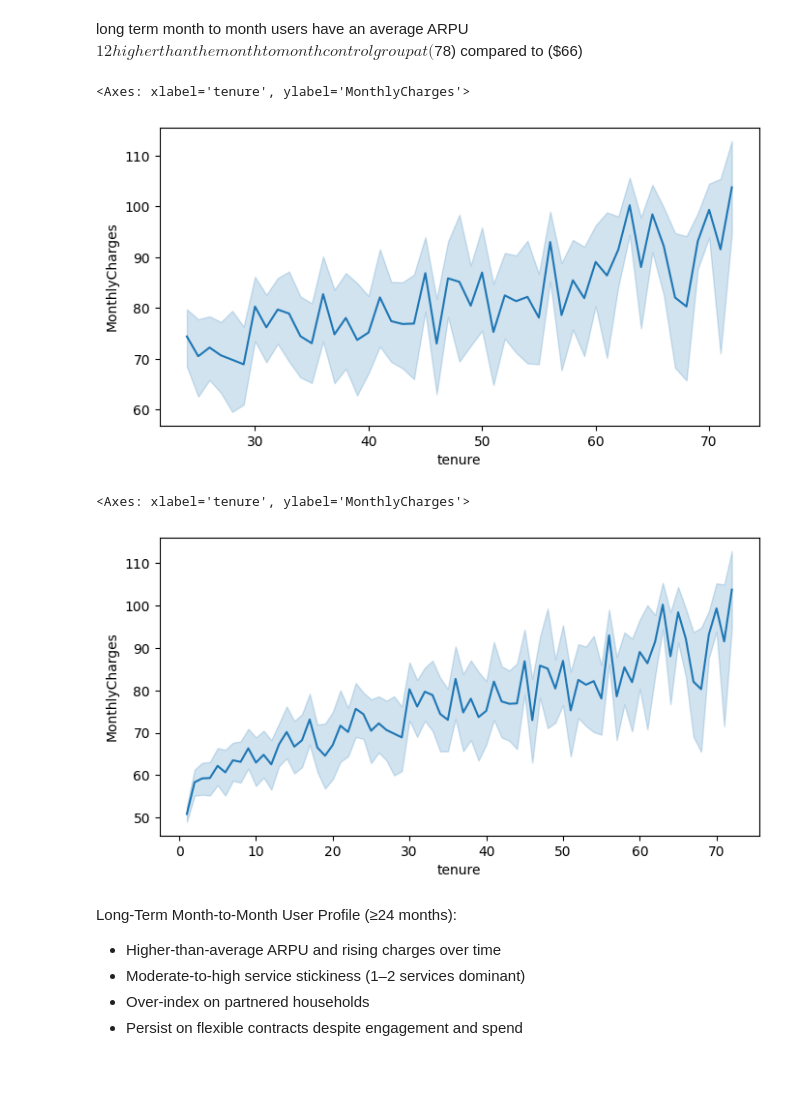
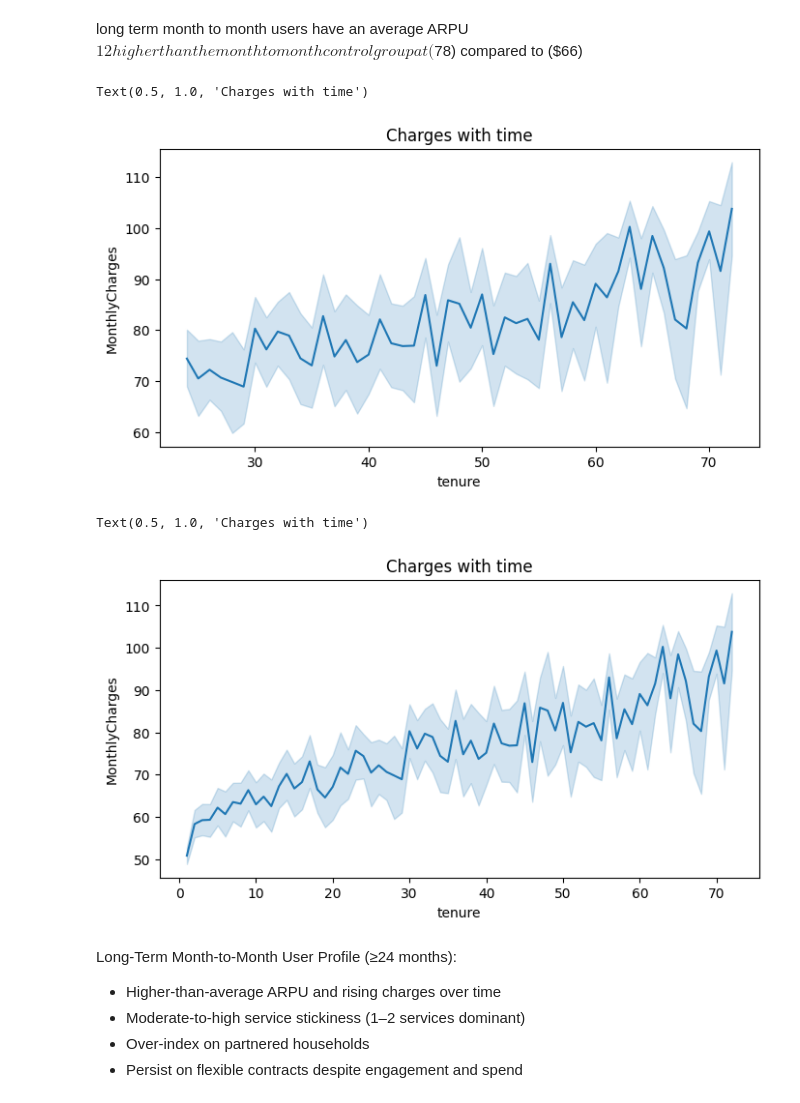
Before and after one commit to N-anle/TelecomChurnAnalysis, a Jupyter notebook: notebook.ipynb, the cells around one changed output. Saved outputs shown, nothing was run; the diff lists cells and outputs as text; code cells hidden in the pictures; blank space fills up the shorter version.

```diff
--- a/notebook.ipynb
+++ b/notebook.ipynb
@@ -1608,13 +1612,14 @@ long term month to month users have an average ARPU $12 higher than the month to
 # %%
 plt.figure(figsize = (8,4))
 sns.lineplot(
     data = df_m2m_lt,
     x = 'tenure',
     y = 'MonthlyCharges'
 )
+plt.title('Charges with time')
 # %% [output]
-<Axes: xlabel='tenure', ylabel='MonthlyCharges'>
+Text(0.5, 1.0, 'Charges with time')
-[figure, old version]
+[figure, new version]
 # %%
 plt.figure(figsize = (8,4))
 sns.lineplot(
@@ -1622,9 +1627,10 @@ sns.lineplot(
     x = 'tenure',
     y = 'MonthlyCharges'
 )
+plt.title('Charges with time')
 # %% [output]
-<Axes: xlabel='tenure', ylabel='MonthlyCharges'>
+Text(0.5, 1.0, 'Charges with time')
-[figure, old version]
+[figure, new version]
 # %% [markdown]
 Long-Term Month-to-Month User Profile (≥24 months):
 
```
Also changed, not shown: parts of 5 cells of this notebook, 1 other file.
